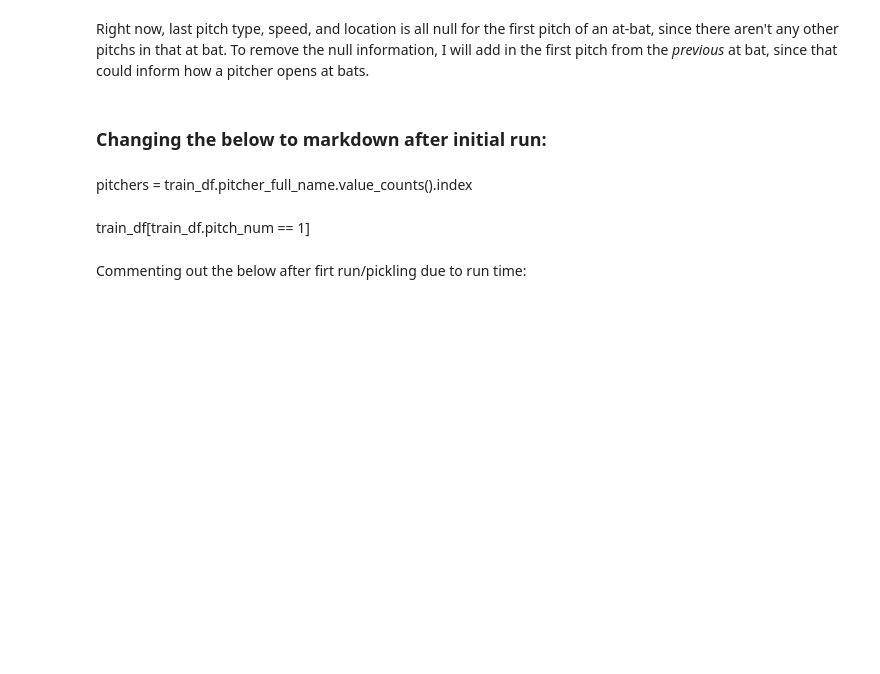
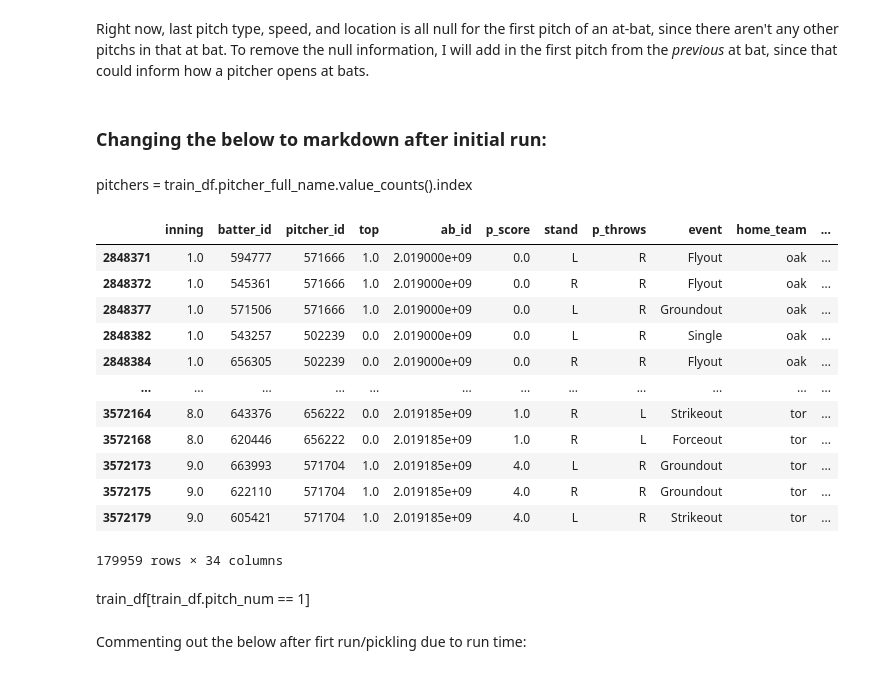
Before and after one commit to pbovard63/Predicting_MLB_Pitches, a Jupyter notebook: Pitch_Classification/Pitch_Classification_Intro.ipynb, the cells around one changed output. Drawn from its saved outputs; the diff is of its cells as text; code cells hidden in the pictures; blank space fills up the shorter version.

```diff
--- a/Pitch_Classification/Pitch_Classification_Intro.ipynb
+++ b/Pitch_Classification/Pitch_Classification_Intro.ipynb
@@ -72,6 +72,4 @@ Index(['inning', 'batter_id', 'pitcher_id', 'top', 'ab_id', 'p_score', 'stand',
       dtype='object')
-# %%
-pitch_df.drop(columns=['Pitch_Family'], inplace=True)
 # %% [markdown]
 For classification purposes, I'll have the following features for now:
 - 'inning', 'top', 'stand', 'p_throws', 'on_1b', 'on_2b', 'on_3b', 'b_count', 's_count', 'outs', 'pitch_num', 'last_pitch_type', 'last_pitch_px', 'last_pitch_pz', 'last_pitch_speed', 'pitcher_run_diff'
@@ -124,3 +126,19 @@ pitchers = train_df.pitcher_full_name.value_counts().index
+# %%
+test_df[test_df.pitch_num == 1]
+# %% [output]
+|  | inning | batter_id | pitcher_id | top | ab_id | p_score | stand | p_throws | event | home_team | ... |
+| 2848371 | 1.0 | 594777 | 571666 | 1.0 | 2.019000e+09 | 0.0 | L | R | Flyout | oak | ... |
+| 2848372 | 1.0 | 545361 | 571666 | 1.0 | 2.019000e+09 | 0.0 | R | R | Flyout | oak | ... |
+| 2848377 | 1.0 | 571506 | 571666 | 1.0 | 2.019000e+09 | 0.0 | L | R | Groundout | oak | ... |
+| 2848382 | 1.0 | 543257 | 502239 | 0.0 | 2.019000e+09 | 0.0 | L | R | Single | oak | ... |
+| 2848384 | 1.0 | 656305 | 502239 | 0.0 | 2.019000e+09 | 0.0 | R | R | Flyout | oak | ... |
+| ... | ... | ... | ... | ... | ... | ... | ... | ... | ... | ... | ... |
+| 3572164 | 8.0 | 643376 | 656222 | 0.0 | 2.019185e+09 | 1.0 | R | L | Strikeout | tor | ... |
+| 3572168 | 8.0 | 620446 | 656222 | 0.0 | 2.019185e+09 | 1.0 | R | L | Forceout | tor | ... |
+| 3572173 | 9.0 | 663993 | 571704 | 1.0 | 2.019185e+09 | 4.0 | L | R | Groundout | tor | ... |
+| 3572175 | 9.0 | 622110 | 571704 | 1.0 | 2.019185e+09 | 4.0 | R | R | Groundout | tor | ... |
+| 3572179 | 9.0 | 605421 | 571704 | 1.0 | 2.019185e+09 | 4.0 | L | R | Strikeout | tor | ... |
+179959 rows × 34 columns
 # %% [markdown]
 train_df[train_df.pitch_num == 1]
 # %% [markdown]
```
Also changed, not shown: parts of 52 cells of this notebook, 11 other files.
